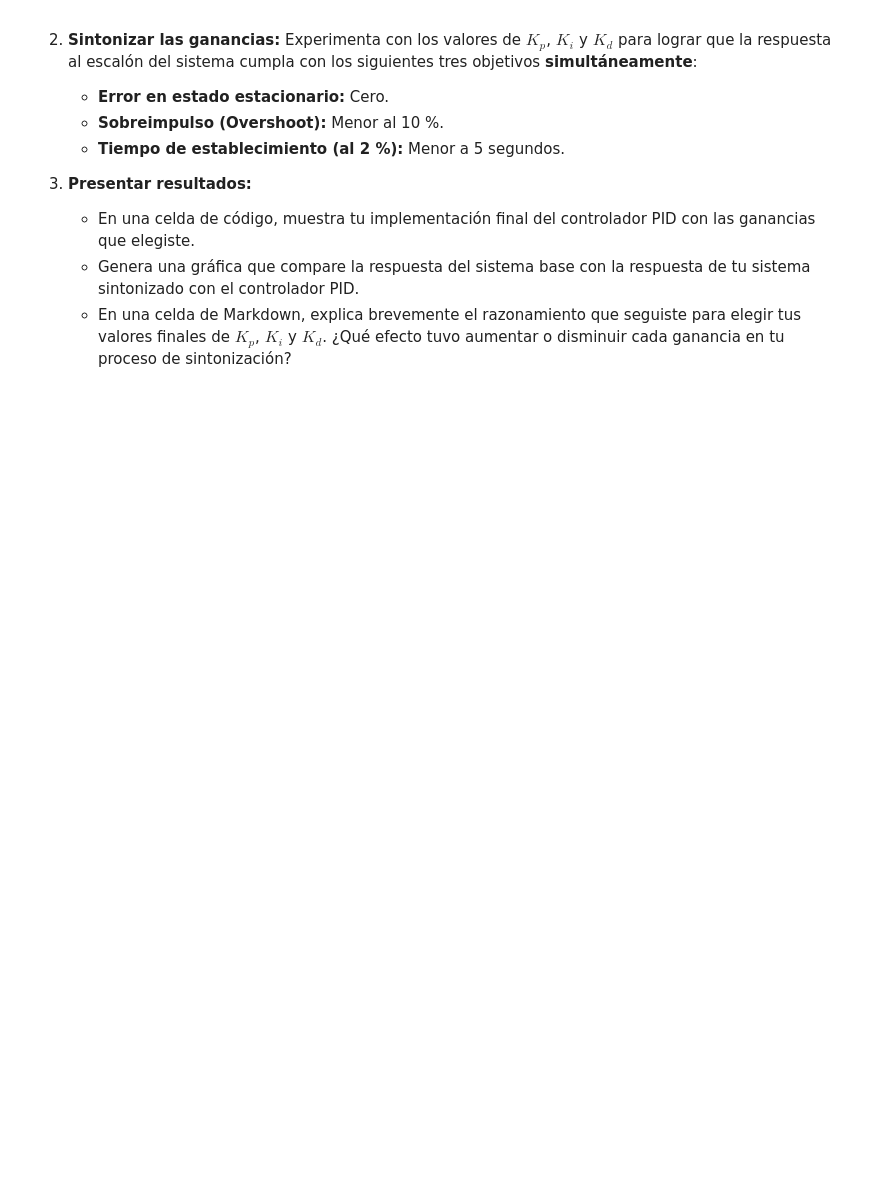
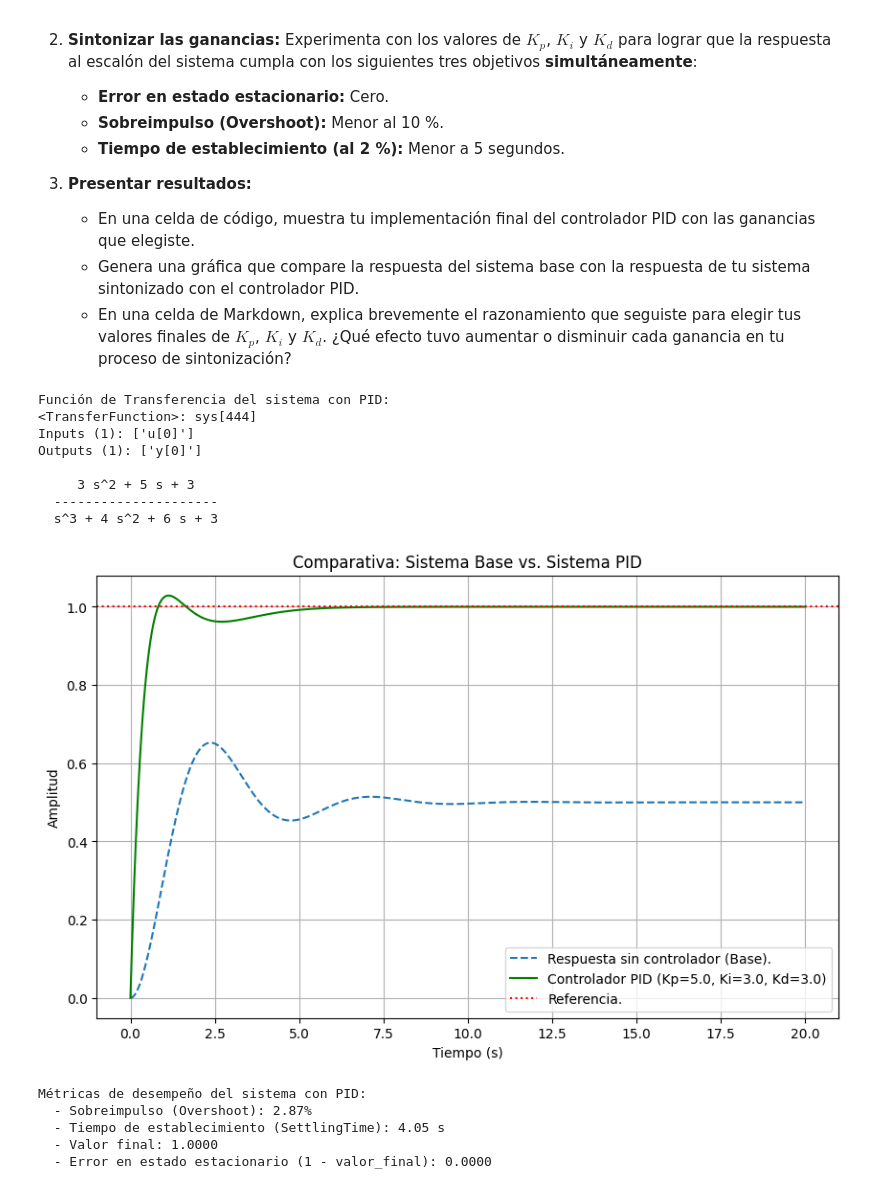
Before and after one commit to GiannyAlcantara01/control-clasico, a Jupyter notebook: practicas/P_2_03_Controlador_PID.ipynb, the cells around one changed output. Cells and saved outputs as stored; diff of their text form; code cells hidden in the pictures; blank space fills up the shorter version.

Commit message:
Controlador PID

```diff
--- a/practicas/P_2_03_Controlador_PID.ipynb
+++ b/practicas/P_2_03_Controlador_PID.ipynb
@@ -293,3 +293,75 @@ $$G_c(s) = K_p + \frac{K_i}{s} + K_d s = \frac{K_d s^2 + K_p s + K_i}{s}$$
     * En una celda de código, muestra tu implementación final del controlador PID con las ganancias que elegiste.
     * Genera una gráfica que compare la respuesta del sistema base con la respuesta de tu sistema sintonizado con el controlador PID.
     * En una celda de Markdown, explica brevemente el razonamiento que seguiste para elegir tus valores finales de $K_p$, $K_i$ y $K_d$. ¿Qué efecto tuvo aumentar o disminuir cada ganancia en tu proceso de sintonización?
+# %%
+import control as ct
+import matplotlib.pyplot as plt
+import numpy as np
+
+# --- Definición de la planta Gp(s) (la misma del ejemplo) ---
+num_p = [1]
+den_p = [1, 1, 1]
+Gp = ct.tf(num_p, den_p)
+
+# --- Sistema base (sin controlador) para comparar ---
+sistema_base = ct.feedback(Gp, 1)
+t = np.linspace(0, 20, 501)
+t_base, y_base = ct.step_response(sistema_base, T=t)
+
+# --- Sintonización del Controlador PID ---
+# Estas son las ganancias sintonizadas para cumplir los requisitos:
+Kp = 5.0
+Ki = 3.0
+Kd = 3.0
+
+# --- Creación del controlador PID ---
+# Gc(s) = (Kd*s^2 + Kp*s + Ki) / s
+num_c = [Kd, Kp, Ki]
+den_c = [1, 0]
+Gc_PID = ct.tf(num_c, den_c)
+
+# --- Sistema en lazo cerrado con controlador PID ---
+sistema_PID = ct.feedback(Gc_PID * Gp, 1)
+print("Función de Transferencia del sistema con PID:")
+print(sistema_PID)
+
+# --- Simulación de la respuesta al escalón del PID ---
+t_pid, y_pid = ct.step_response(sistema_PID, T=t)
+
+# --- Graficación de la comparativa ---
+plt.figure(figsize=(10, 6))
+plt.plot(t_base, y_base, label="Respuesta sin controlador (Base).", linestyle='--')
+plt.plot(t_pid, y_pid, label=f"Controlador PID (Kp={Kp}, Ki={Ki}, Kd={Kd})", color='green')
+plt.axhline(y=1, color="r", linestyle=":", label="Referencia.")
+
+plt.title("Comparativa: Sistema Base vs. Sistema PID")
+plt.xlabel("Tiempo (s)")
+plt.ylabel("Amplitud")
+plt.legend()
+plt.grid(True)
+plt.show()
+
+# --- Verificación de las métricas de desempeño ---
+print("Métricas de desempeño del sistema con PID:")
+info_PID = ct.step_info(sistema_PID, SettlingTimeThreshold=0.02)
+
+print(f"  - Sobreimpulso (Overshoot): {info_PID['Overshoot']:.2f}%")
+print(f"  - Tiempo de establecimiento (SettlingTime): {info_PID['SettlingTime']:.2f} s")
+valor_final = y_pid[-1]
+print(f"  - Valor final: {valor_final:.4f}")
+print(f"  - Error en estado estacionario (1 - valor_final): {1 - valor_final:.4f}")
+# %% [output]
+Función de Transferencia del sistema con PID:
+<TransferFunction>: sys[444]
+Inputs (1): ['u[0]']
+Outputs (1): ['y[0]']
+
+     3 s^2 + 5 s + 3
+  ---------------------
+  s^3 + 4 s^2 + 6 s + 3
+[figure, added]
+Métricas de desempeño del sistema con PID:
+  - Sobreimpulso (Overshoot): 2.87%
+  - Tiempo de establecimiento (SettlingTime): 4.05 s
+  - Valor final: 1.0000
+  - Error en estado estacionario (1 - valor_final): 0.0000
```
Also changed, not shown: parts of 5 cells of this notebook.
